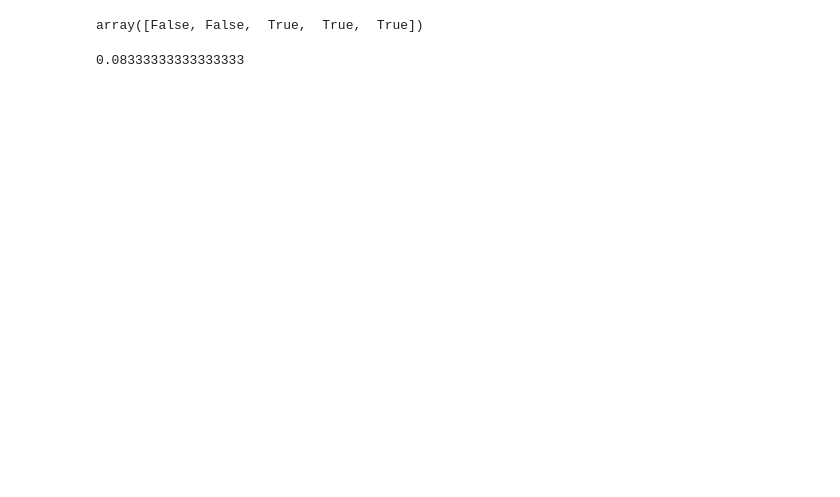
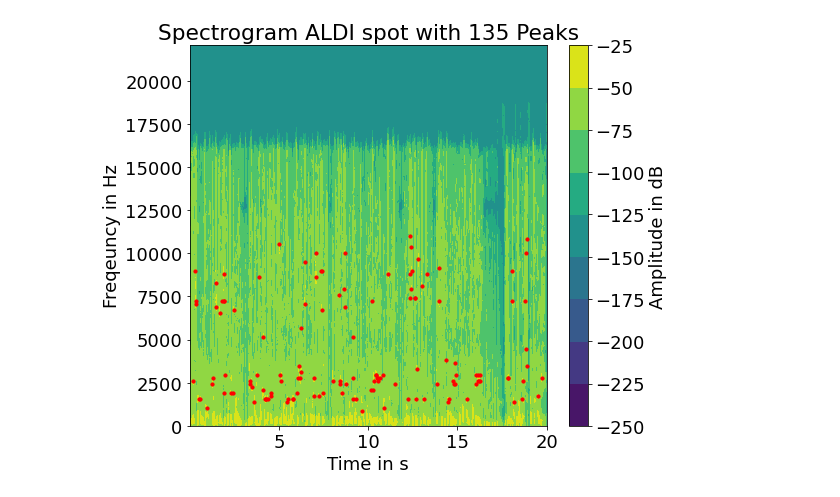
Before and after one commit to Robsrepo42/AudioAdScanner, a Jupyter notebook: Hashing_Werbung_chaos.ipynb, the cells around one changed output. Drawn from its saved outputs; the diff is of its cells as text; code cells hidden in the pictures; blank space fills up the shorter version.

```diff
--- a/Hashing_Werbung_chaos.ipynb
+++ b/Hashing_Werbung_chaos.ipynb
@@ -248,11 +316,13 @@ full_hash[0].shape
-# %%
-x = np.arange(5)
-y = np.arange(2,10)
-
-np.in1d(x,y)
-# %% [output]
-array([False, False,  True,  True,  True])
-# %%
-np.in1d(ALDI_hash[0], full_hash[0]).sum()/len(ALDI_hash[0])
-# %% [output]
-0.08333333333333333
+# %%
+plt.figure(figsize = (8,7))
+con = plt.contourf(ALDI_t, freq, ALDI_spec_dB)
+## Get the peaks
+freq_ind, time_ind = identify_peaks(ALDI_spec_dB, min_distance=5, threshold_abs=-50)
+plt.scatter(ALDI_t[time_ind], freq[freq_ind], s=10, color='r')
+plt.xlabel('Time in s')
+plt.ylabel('Freqeuncy in Hz')
+plt.title('Spectrogram ALDI spot with {0:d} Peaks'.format(len(time_ind)))
+cb = plt.colorbar(mappable=con)
+cb.set_label('Amplitude in dB')
+# %% [output]
+[figure, added]
```
Also changed, not shown: parts of 37 cells of this notebook.
